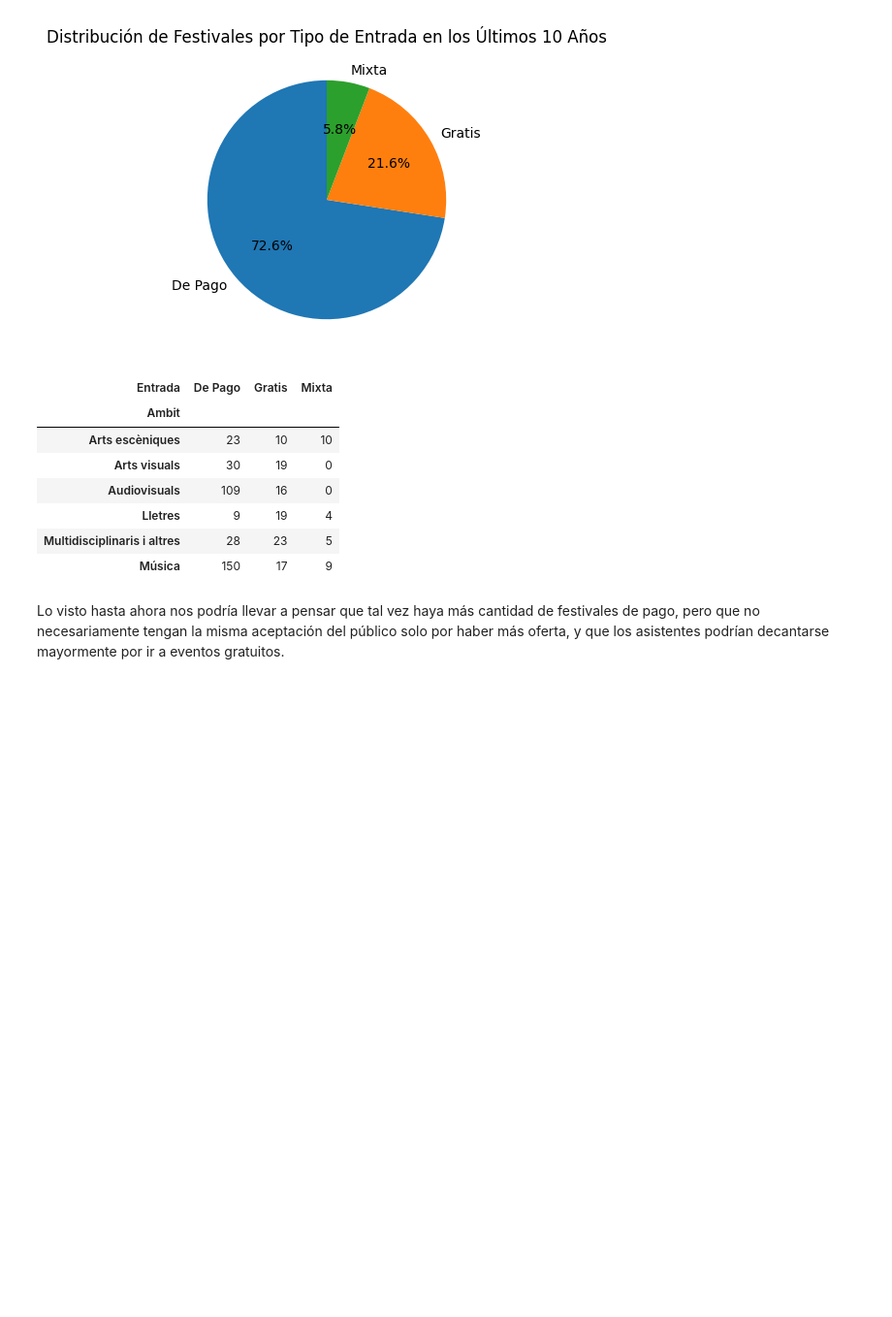
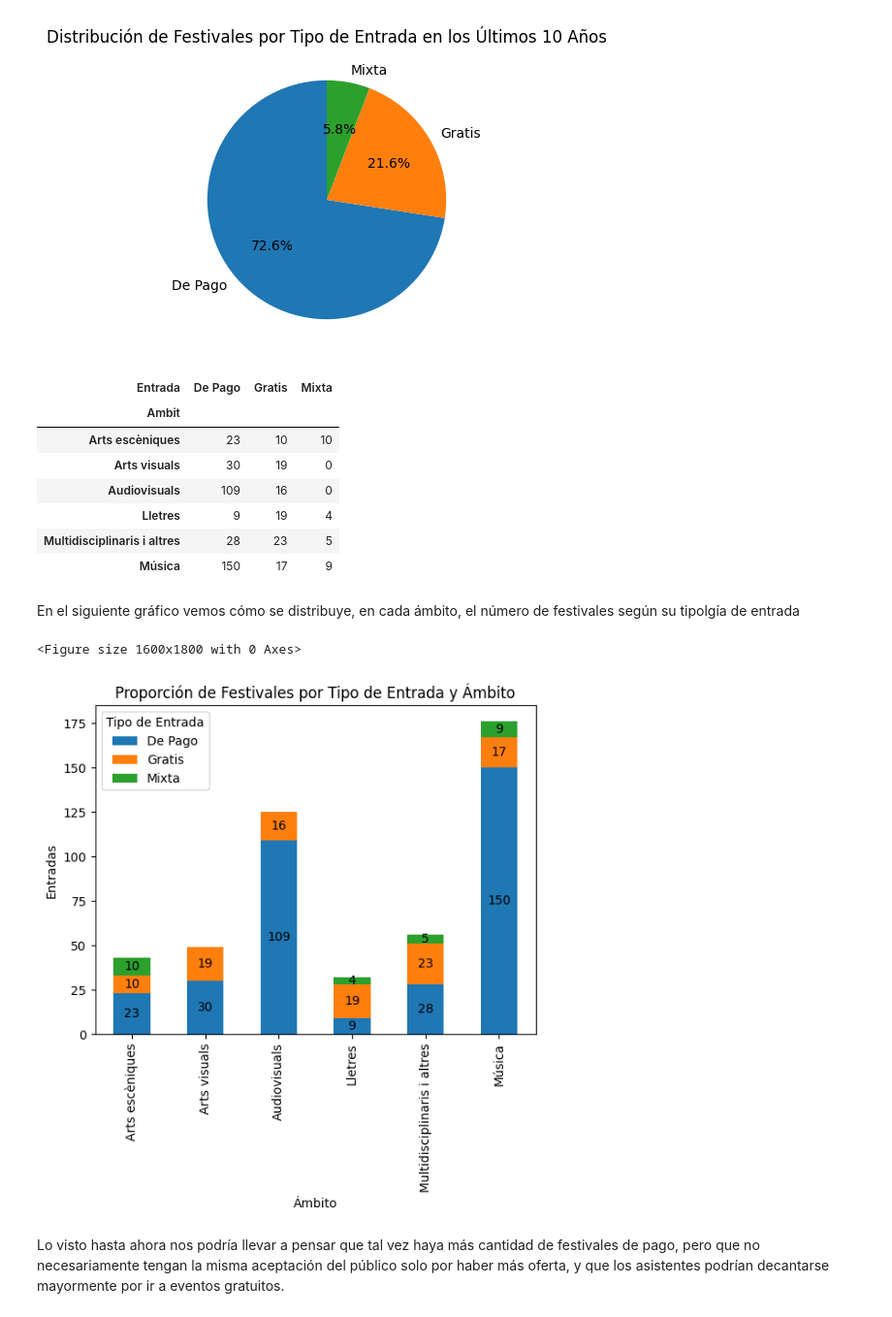
Before and after one commit to marosor/ONLINE_DS_THEBRIDGE_marosor, a Jupyter notebook: EDA/SRC/Memoria EDA.ipynb, the cells around one changed output. Shown at 97% size. Cells and saved outputs as stored; diff of their text form; code cells hidden in the pictures; blank space fills up the shorter version.

```diff
--- a/EDA/SRC/Memoria EDA.ipynb
+++ b/EDA/SRC/Memoria EDA.ipynb
@@ -408,6 +408,33 @@ tabla_contingencia
 | Lletres | 9 | 19 | 4 |
 | Multidisciplinaris i altres | 28 | 23 | 5 |
 | Música | 150 | 17 | 9 |
+# %% [markdown]
+En el siguiente gráfico vemos cómo se distribuye, en cada ámbito, el número de festivales según su tipolgía de entrada
+# %%
+resumen_decada_tipo_entrada = pd.crosstab(festivales_decada['Ambit'], festivales_decada['Entrada'])
+
+plt.figure(figsize=(16, 18))
+
+ax = resumen_decada_tipo_entrada.plot(kind='bar', stacked=True)
+plt.title('Proporción de Festivales por Tipo de Entrada y Ámbito')
+plt.xlabel('Ámbito')
+plt.ylabel('Entradas')
+plt.legend(title='Tipo de Entrada')
+
+for p in ax.patches:
+    width, height = p.get_width(), p.get_height()
+    x, y = p.get_xy()
+    if height > 0:
+        ax.text(x + width/2,
+                y + height/2,
+                str(int(height)),
+                horizontalalignment='center',
+                verticalalignment='center')
+
+plt.show()
+# %% [output]
+<Figure size 1600x1800 with 0 Axes>
+[figure, added]
 # %% [markdown]
 Lo visto hasta ahora nos podría llevar a pensar que tal vez haya más cantidad de festivales de pago, pero que no necesariamente tengan la misma aceptación del público solo por haber más oferta, y que los asistentes podrían decantarse mayormente por ir a eventos gratuitos.
 # %% [markdown]
```
Also changed, not shown: parts of 3 cells of this notebook.
